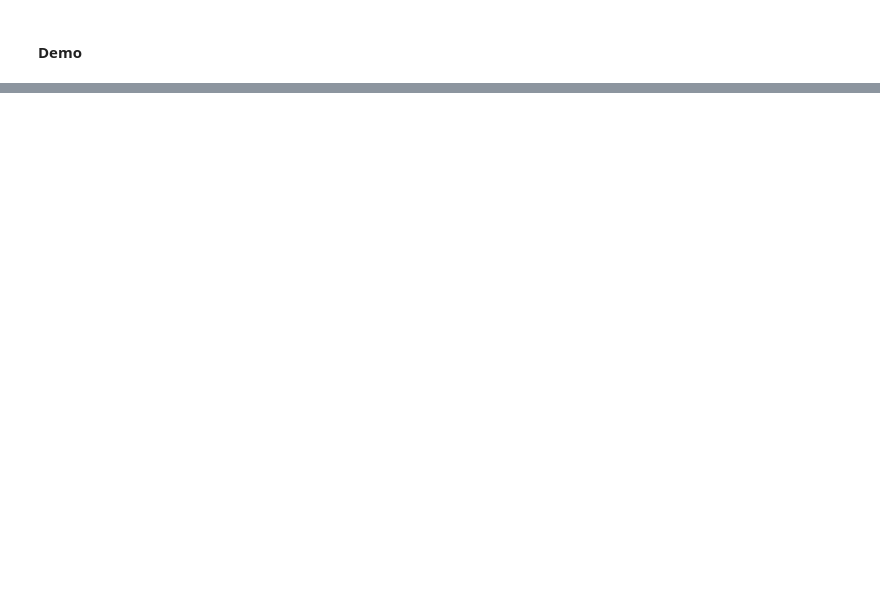
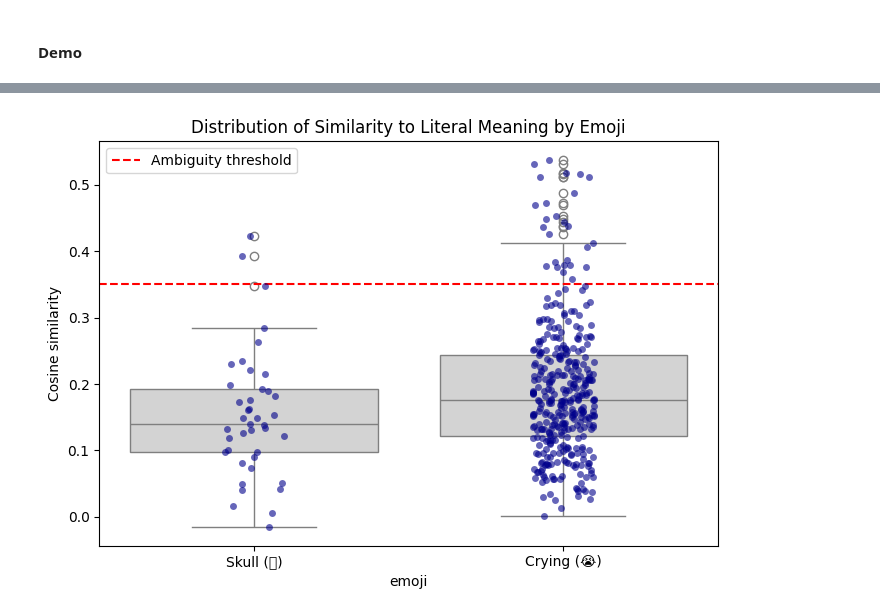
Before and after one commit to vpattangi/tone-discourse-classification, a Jupyter notebook: emoji_analysis.ipynb, the cells around one changed output, grey strips where cells are left out. Saved outputs shown, nothing was run; the diff lists cells and outputs as text; code cells hidden in the pictures; blank space fills up the shorter version.

```diff
--- a/emoji_analysis.ipynb
+++ b/emoji_analysis.ipynb
@@ -503,0 +907,22 @@ print("Predictions:", model.predict(sample_vec))
+# %%
+# Side-by-side distribution comparison (box + individual points)
+import pandas as pd
+
+combined = pd.concat([
+    skull_analysis.assign(emoji="Skull (💀)"),
+    cry_analysis.assign(emoji="Crying (😭)")
+])
+
+fig, ax = plt.subplots(figsize=(7, 5))
+sns.boxplot(data=combined, x="emoji", y="semantic_similarity", ax=ax, color="lightgray")
+sns.stripplot(data=combined, x="emoji", y="semantic_similarity", ax=ax, color="darkblue", alpha=0.6, jitter=True)
+ax.axhline(0.35, color="red", linestyle="--", label="Ambiguity threshold")
+ax.set_title("Distribution of Similarity to Literal Meaning by Emoji")
+ax.set_ylabel("Cosine similarity")
+ax.legend()
+
+plt.tight_layout()
+plt.savefig("boxplot_comparison.png", dpi=150)
+plt.show()
+# %% [output]
+[figure, added]
```
Also changed, not shown: parts of 26 cells of this notebook.
